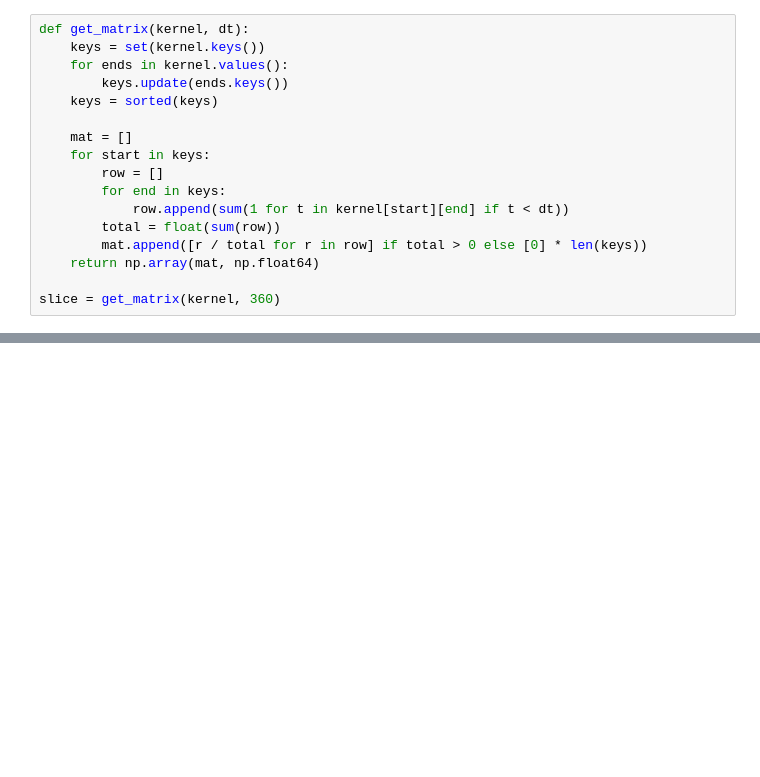
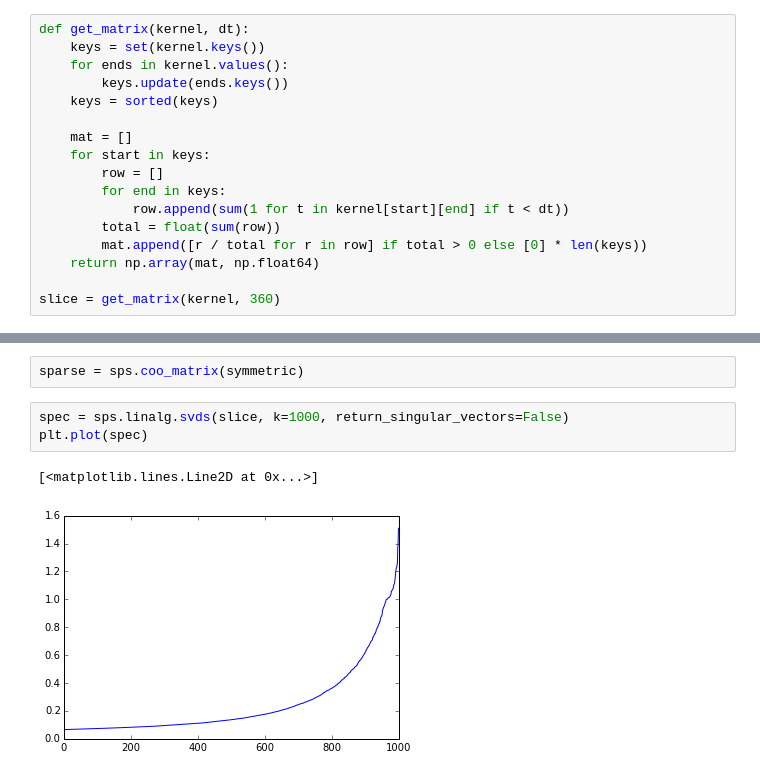
Before and after one commit to yuanchenyang/taxi_data, a Jupyter notebook: ipynb/KernelExperiments.ipynb, the cells around one changed output, grey strips where cells are left out. Saved outputs shown, nothing was run; the diff lists cells and outputs as text; blank space fills up the shorter version.

```diff
--- a/ipynb/KernelExperiments.ipynb
+++ b/ipynb/KernelExperiments.ipynb
@@ -70,0 +75,8 @@ plt.plot(sorted(np.linalg.svd(slice, compute_uv=0)))
+# %%
+sparse = sps.coo_matrix(symmetric)
+# %%
+spec = sps.linalg.svds(slice, k=1000, return_singular_vectors=False)
+plt.plot(spec)
+# %% [output]
+[<matplotlib.lines.Line2D at 0x...>]
+[figure, added]
```
Also changed, not shown: parts of 10 cells of this notebook, 2 other files.
